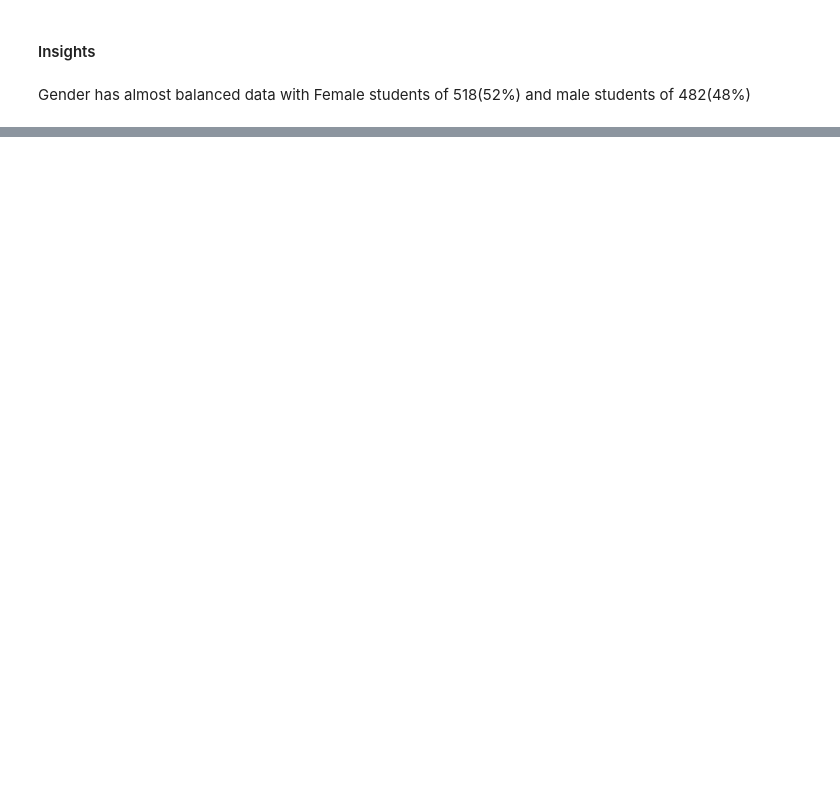
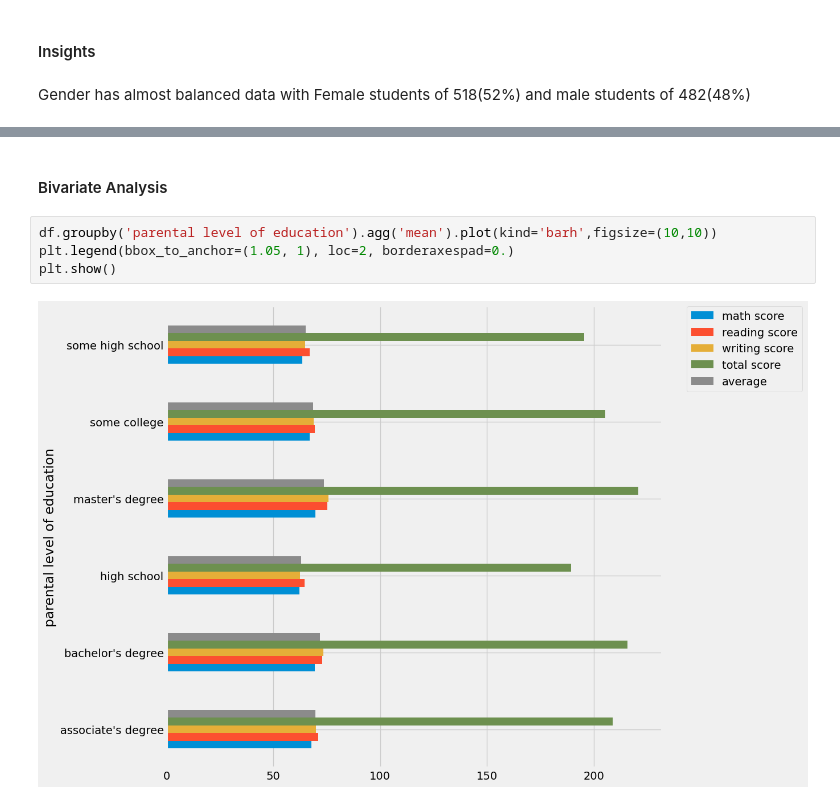
Before and after one commit to Jomin-m/Machine-Learning_Project, a Jupyter notebook: notebook/EDA STUDENT PERFORMANCE.ipynb, the cells around one changed output, grey strips where cells are left out. Cells and saved outputs as stored; diff of their text form; blank space fills up the shorter version.

```diff
--- a/notebook/EDA STUDENT PERFORMANCE.ipynb
+++ b/notebook/EDA STUDENT PERFORMANCE.ipynb
@@ -410,0 +503,8 @@ Gender has almost balanced data with Female students of 518(52%) and male studen
+# %% [markdown]
+#### Bivariate Analysis
+# %%
+df.groupby('parental level of education').agg('mean').plot(kind='barh',figsize=(10,10))
+plt.legend(bbox_to_anchor=(1.05, 1), loc=2, borderaxespad=0.)
+plt.show()
+# %% [output]
+[figure, added]
```
Also changed, not shown: parts of 43 cells of this notebook.
